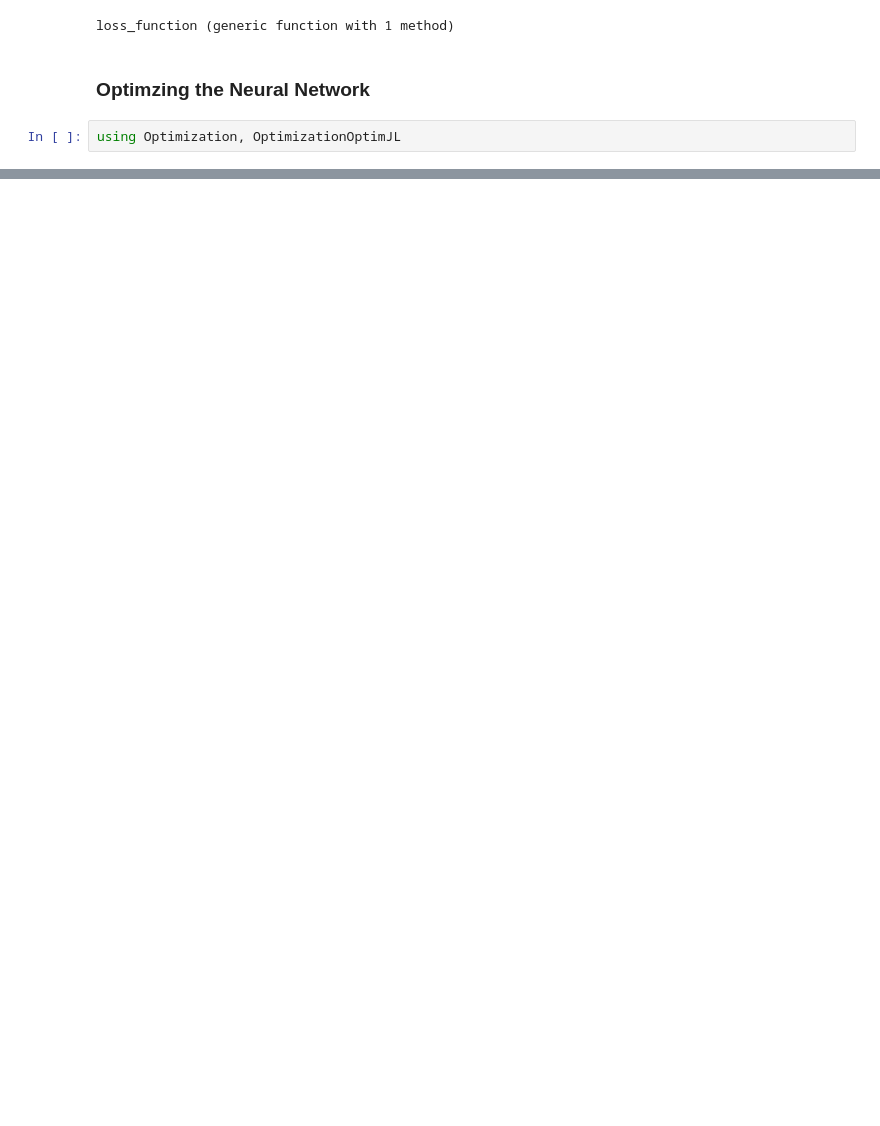
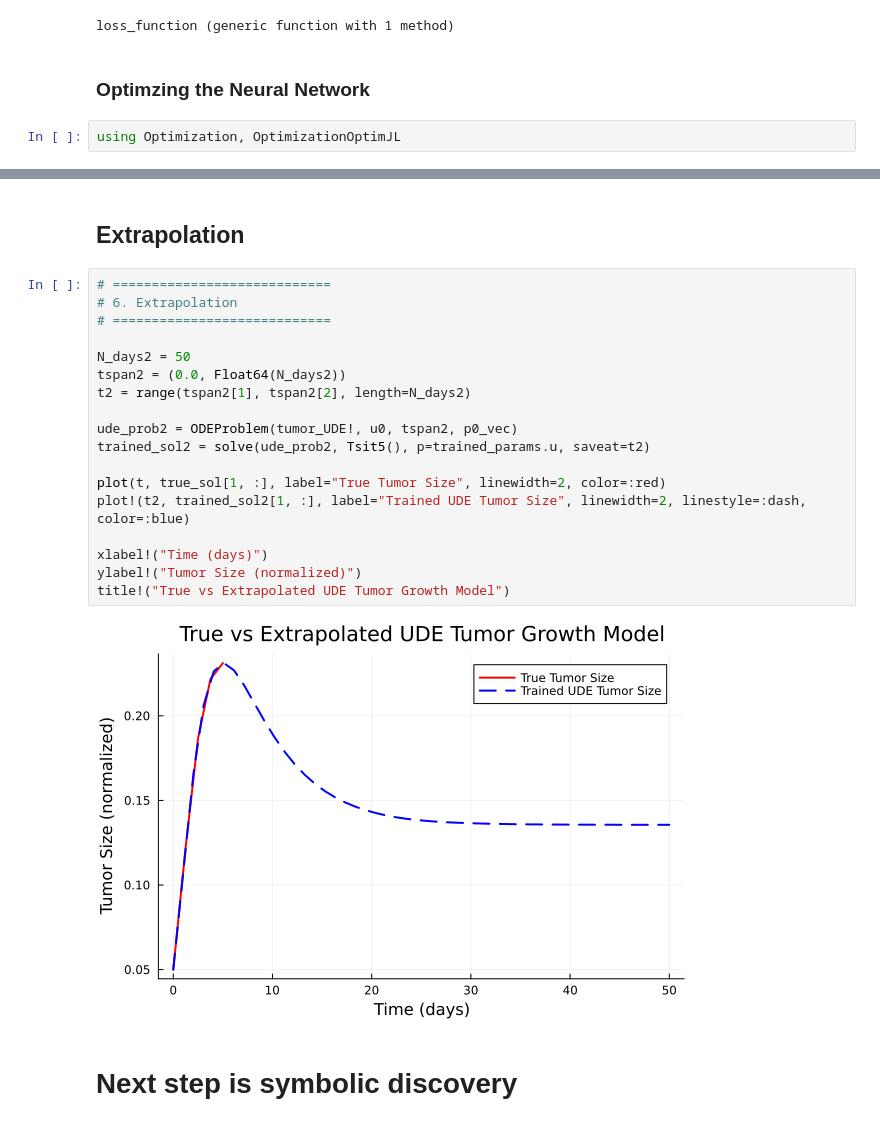
Before and after one commit to Nirbhay0007/SciML_Projects, a Jupyter notebook: cancer_growth_modeling.ipynb, the cells around one changed output, grey strips where cells are left out. Drawn from its saved outputs; the diff is of its cells as text; blank space fills up the shorter version.

```diff
--- a/cancer_growth_modeling.ipynb
+++ b/cancer_growth_modeling.ipynb
@@ -282,0 +300,24 @@ String: "Error cannot store inactive but differentiable variable [0.05] into act
+# %% [markdown]
+## Extrapolation
+# %%
+# ============================
+# 6. Extrapolation
+# ============================
+
+N_days2 = 50
+tspan2 = (0.0, Float64(N_days2))
+t2 = range(tspan2[1], tspan2[2], length=N_days2)
+
+ude_prob2 = ODEProblem(tumor_UDE!, u0, tspan2, p0_vec)
+trained_sol2 = solve(ude_prob2, Tsit5(), p=trained_params.u, saveat=t2)
+
+plot(t, true_sol[1, :], label="True Tumor Size", linewidth=2, color=:red)
+plot!(t2, trained_sol2[1, :], label="Trained UDE Tumor Size", linewidth=2, linestyle=:dash, color=:blue)
+
+xlabel!("Time (days)")
+ylabel!("Tumor Size (normalized)")
+title!("True vs Extrapolated UDE Tumor Growth Model")
+# %% [output]
+[figure, added]
+# %% [markdown]
+# Next step is symbolic discovery
```
Also changed, not shown: parts of 13 cells of this notebook.
